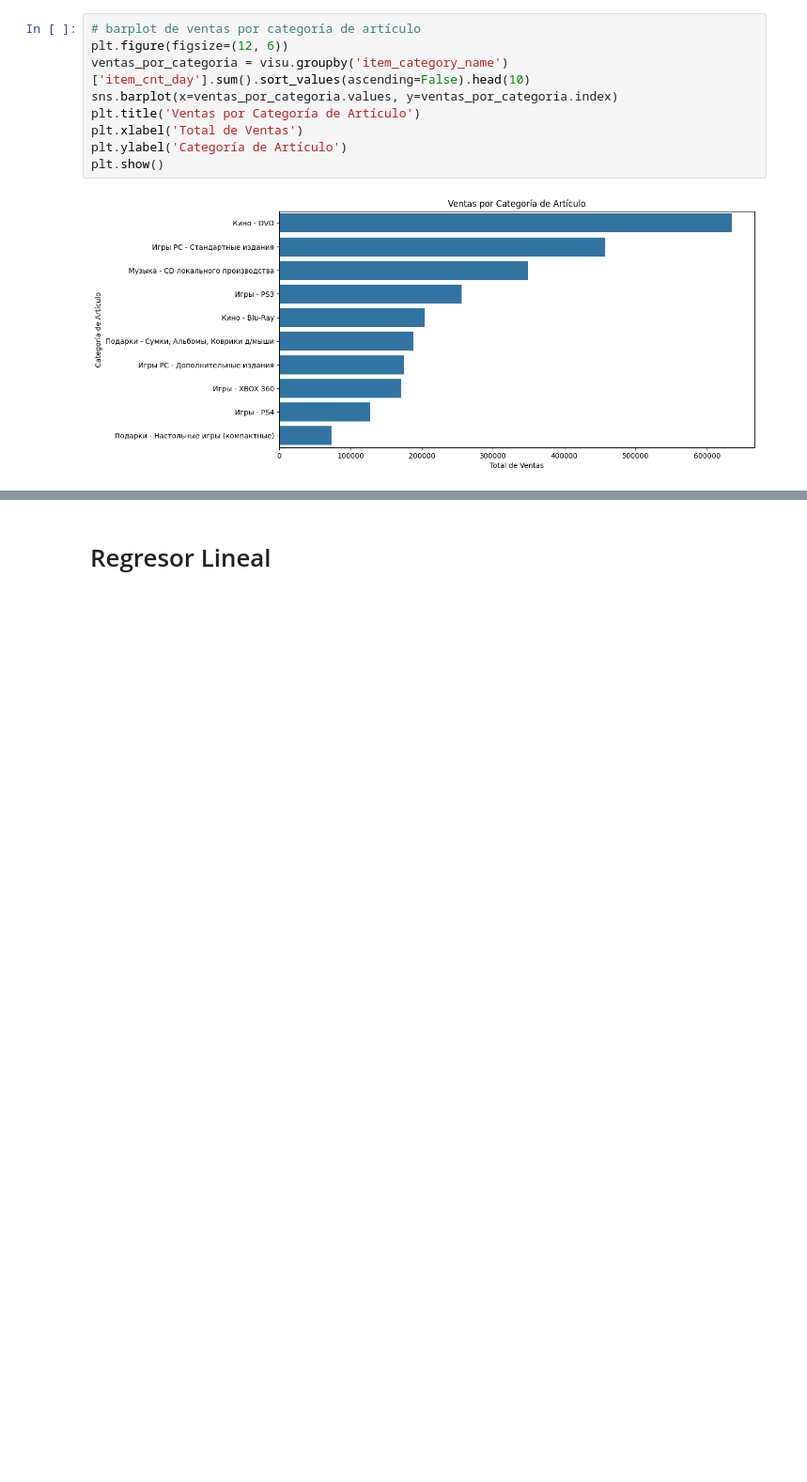
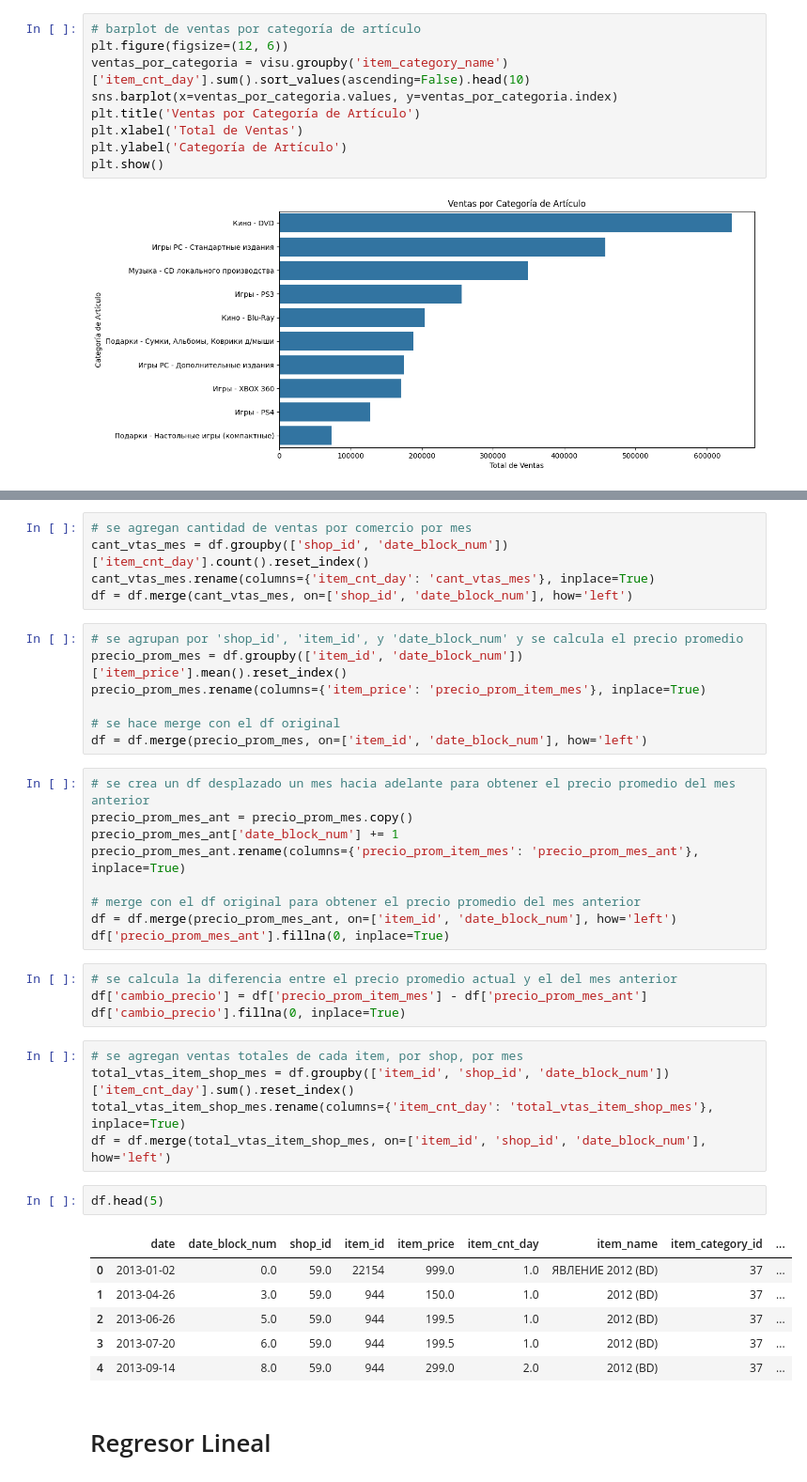
Before and after one commit to alexguttlein/OrgaDatos_TP2_MachineLearning, a Jupyter notebook: TP2_Machine_Learning.ipynb, the cells around one changed output, grey strips where cells are left out. Shown: that part at 94% size. Saved outputs shown, nothing was run; the diff lists cells and outputs as text; blank space fills up the shorter version.

```diff
--- a/TP2_Machine_Learning.ipynb
+++ b/TP2_Machine_Learning.ipynb
@@ -242,2 +255,41 @@ plt.show()
+# %%
+# se agregan cantidad de ventas por comercio por mes
+cant_vtas_mes = df.groupby(['shop_id', 'date_block_num'])['item_cnt_day'].count().reset_index()
+cant_vtas_mes.rename(columns={'item_cnt_day': 'cant_vtas_mes'}, inplace=True)
+df = df.merge(cant_vtas_mes, on=['shop_id', 'date_block_num'], how='left')
+# %%
+# se agrupan por 'shop_id', 'item_id', y 'date_block_num' y se calcula el precio promedio
+precio_prom_mes = df.groupby(['item_id', 'date_block_num'])['item_price'].mean().reset_index()
+precio_prom_mes.rename(columns={'item_price': 'precio_prom_item_mes'}, inplace=True)
+
+# se hace merge con el df original
+df = df.merge(precio_prom_mes, on=['item_id', 'date_block_num'], how='left')
+# %%
+# se crea un df desplazado un mes hacia adelante para obtener el precio promedio del mes anterior
+precio_prom_mes_ant = precio_prom_mes.copy()
+precio_prom_mes_ant['date_block_num'] += 1
+precio_prom_mes_ant.rename(columns={'precio_prom_item_mes': 'precio_prom_mes_ant'}, inplace=True)
+
+# merge con el df original para obtener el precio promedio del mes anterior
+df = df.merge(precio_prom_mes_ant, on=['item_id', 'date_block_num'], how='left')
+df['precio_prom_mes_ant'].fillna(0, inplace=True)
+# %%
+# se calcula la diferencia entre el precio promedio actual y el del mes anterior
+df['cambio_precio'] = df['precio_prom_item_mes'] - df['precio_prom_mes_ant']
+df['cambio_precio'].fillna(0, inplace=True)
+# %%
+# se agregan ventas totales de cada item, por shop, por mes
+total_vtas_item_shop_mes = df.groupby(['item_id', 'shop_id', 'date_block_num'])['item_cnt_day'].sum().reset_index()
+total_vtas_item_shop_mes.rename(columns={'item_cnt_day': 'total_vtas_item_shop_mes'}, inplace=True)
+df = df.merge(total_vtas_item_shop_mes, on=['item_id', 'shop_id', 'date_block_num'], how='left')
+# %%
+df.head(5)
+# %% [output]
+|  | date | date_block_num | shop_id | item_id | item_price | item_cnt_day | item_name | item_category_id | ... |
+| 0 | 2013-01-02 | 0.0 | 59.0 | 22154 | 999.0 | 1.0 | ЯВЛЕНИЕ 2012 (BD) | 37 | ... |
+| 1 | 2013-04-26 | 3.0 | 59.0 | 944 | 150.0 | 1.0 | 2012 (BD) | 37 | ... |
+| 2 | 2013-06-26 | 5.0 | 59.0 | 944 | 199.5 | 1.0 | 2012 (BD) | 37 | ... |
+| 3 | 2013-07-20 | 6.0 | 59.0 | 944 | 199.5 | 1.0 | 2012 (BD) | 37 | ... |
+| 4 | 2013-09-14 | 8.0 | 59.0 | 944 | 299.0 | 2.0 | 2012 (BD) | 37 | ... |
 # %% [markdown]
 # Regresor Lineal
```
Also changed, not shown: parts of 52 cells of this notebook.
